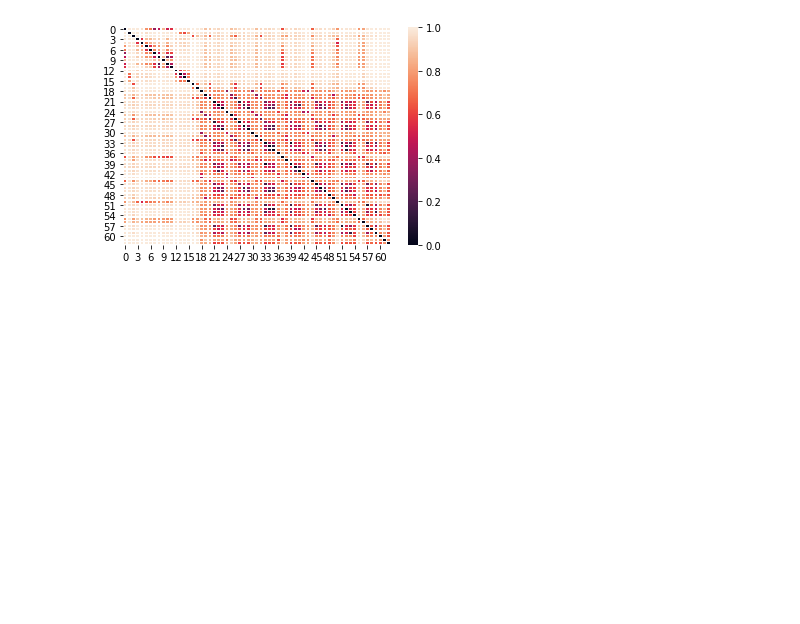
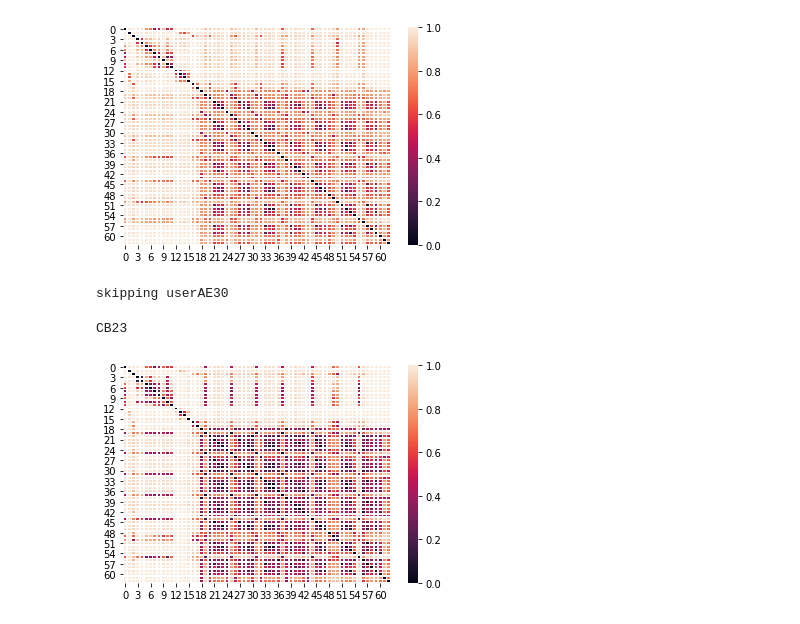
Before and after one commit to joergsimon/thesis, a Jupyter notebook: gesture-analysis/scripts/Description of Raw Data.ipynb, the cells around one changed output. Cells and saved outputs as stored; diff of their text form; code cells hidden in the pictures; blank space fills up the shorter version.

Commit message:
split data reading, preprocessing and timing validation and the visualization notebooks

```diff
--- a/gesture-analysis/scripts/Description of Raw Data.ipynb
+++ b/gesture-analysis/scripts/Description of Raw Data.ipynb
@@ -147,8 +49,0 @@ Troughout the script I scattered save points, with these you can either save the
-# %%
-# in case the script above worked, execute that line:
-with open( time_path_pickl, "wb" ) as users_pickle_file:
-    pickle.dump(users, users_pickle_file)
-# %%
-# in case you need to reload, and know it exists:
-with open( time_path_pickl, "rb" ) as users_pickle_file:
-    users = pickle.load(users_pickle_file)
@@ -552,7 +50,3 @@ for key, data in tqdm.tqdm_notebook(users.items()):
-# %%
-# in case the script above worked, execute that line:
-with open( time_groups_path_corrected_pickl, "wb" ) as users_pickle_file:
-    pickle.dump(users, users_pickle_file)
 # %%
 # in case you need to reload, and know it exists:
 with open( time_groups_path_corrected_pickl, "rb" ) as users_pickle_file:
@@ -1358,3 +967,35 @@ ax = sns.heatmap(matrix, linewidth=0.5)#, xticklabels=cols[:-7], yticklabels=col
 plt.show()
 # %% [output]
 [figure]
+# %%
+# let's find the most uniform user and the most non-uniform user:
+result = {}
+for u in usernames:
+    if not 'glove_merged' in users[u]:
+        print('skipping user' + u)
+        continue
+    result[u] = 0.0
+    for c1 in cols[:-7]:
+        idx_1 = cols.get_loc(c1)
+        for c2 in cols[:-7]:
+            idx_2 = cols.get_loc(c2)
+            stats = users[u][f'{c1}-{c2}'][0]
+            result[u] += stats[0]
+ordered_keys = sorted(result, key=result.get)
+# %% [output]
+skipping userAE30
+# %%
+u = ordered_keys[0]
+print(u)
+matrix_u = np.zeros((len(cols[:-7]), len(cols[:-7])))
+for c1 in cols[:-7]:
+    idx_1 = cols.get_loc(c1)
+    for c2 in cols[:-7]:
+        idx_2 = cols.get_loc(c2)
+        stats = users[u][f'{c1}-{c2}'][0]
+        matrix_u[idx_1, idx_2] += stats[0]
+ax = sns.heatmap(matrix_u, linewidth=0.5)
+plt.show()
+# %% [output]
+CB23
+[figure, added]
```
Also changed, not shown: parts of 50 cells of this notebook, 1 other file.
